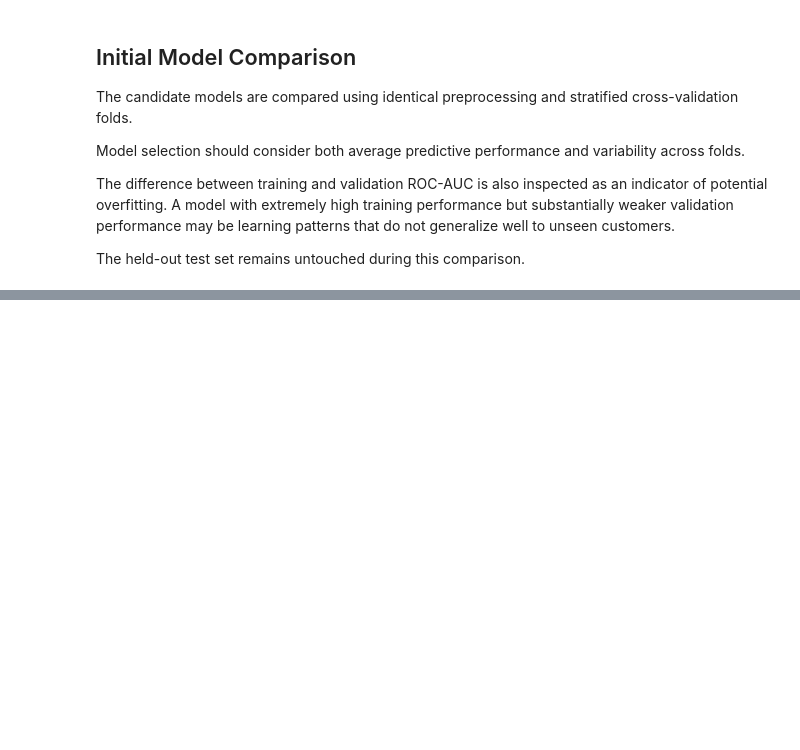
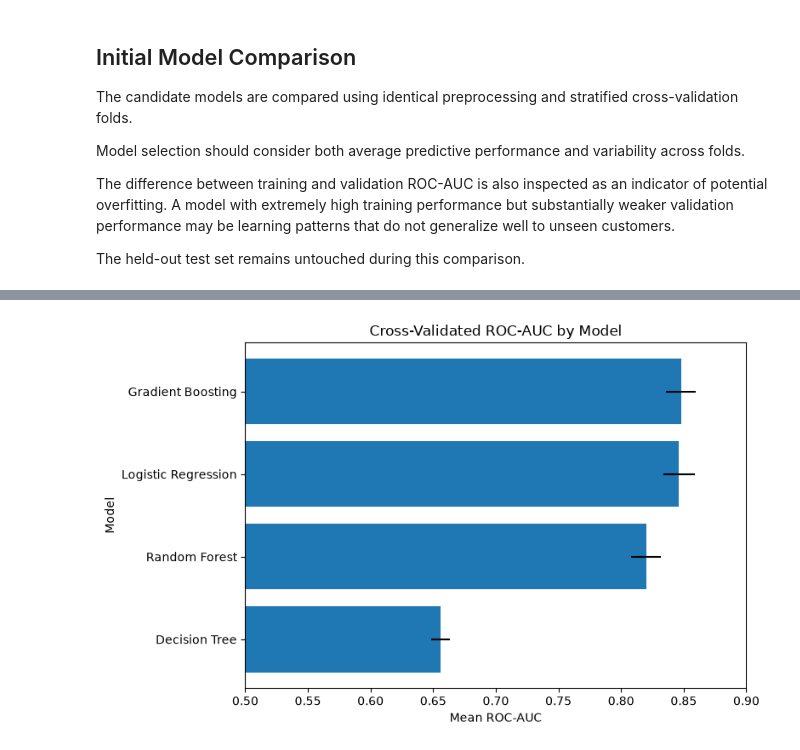
Before and after one commit to Pabloricoc/customer-churn-ml, a Jupyter notebook: notebooks/04_model_comparison.ipynb, the cells around one changed output, grey strips where cells are left out. Cells and saved outputs as stored; diff of their text form; code cells hidden in the pictures; blank space fills up the shorter version.

Commit message:
feat(model): document model comparison and candidate selection

```diff
--- a/notebooks/04_model_comparison.ipynb
+++ b/notebooks/04_model_comparison.ipynb
@@ -301,0 +335,25 @@ The held-out test set remains untouched during this comparison.
+# %%
+import matplotlib.pyplot as plt
+
+plot_data = model_comparison.sort_values(
+    by="roc_auc_mean",
+    ascending=True
+)
+
+plt.figure(figsize=(8, 5))
+
+plt.barh(
+    plot_data["model"],
+    plot_data["roc_auc_mean"],
+    xerr=plot_data["roc_auc_std"]
+)
+
+plt.xlabel("Mean ROC-AUC")
+plt.ylabel("Model")
+plt.title("Cross-Validated ROC-AUC by Model")
+plt.xlim(0.5, 0.9)
+
+plt.tight_layout()
+plt.show()
+# %% [output]
+[figure, added]
```
Also changed, not shown: parts of 4 cells of this notebook.
